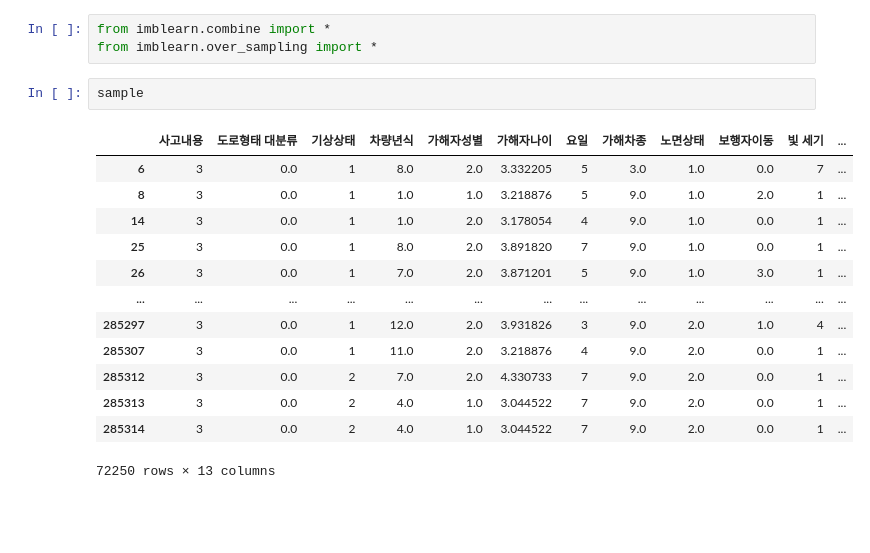
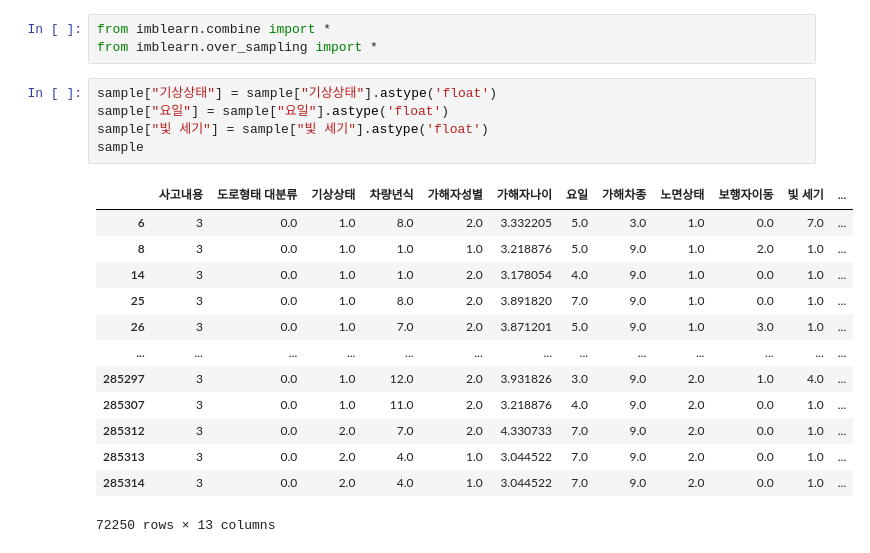
Before and after one commit to oohyun15/Prediction-of-Traffic-Accident-Risk, a Jupyter notebook: src/Resampling.ipynb, the cells around one changed output. Cells and saved outputs as stored; diff of their text form; blank space fills up the shorter version.

```diff
--- a/src/Resampling.ipynb
+++ b/src/Resampling.ipynb
@@ -52,22 +52,25 @@ sample.shape: (72250, 13)
 # %%
 from imblearn.combine import *
 from imblearn.over_sampling import *
-# %%
-sample
-# %% [output]
-|  | 사고내용 | 도로형태 대분류 | 기상상태 | 차량년식 | 가해자성별 | 가해자나이 | 요일 | 가해차종 | 노면상태 | 보행자이동 | 빛 세기 | ... |
-| 6 | 3 | 0.0 | 1 | 8.0 | 2.0 | 3.332205 | 5 | 3.0 | 1.0 | 0.0 | 7 | ... |
-| 8 | 3 | 0.0 | 1 | 1.0 | 1.0 | 3.218876 | 5 | 9.0 | 1.0 | 2.0 | 1 | ... |
-| 14 | 3 | 0.0 | 1 | 1.0 | 2.0 | 3.178054 | 4 | 9.0 | 1.0 | 0.0 | 1 | ... |
-| 25 | 3 | 0.0 | 1 | 8.0 | 2.0 | 3.891820 | 7 | 9.0 | 1.0 | 0.0 | 1 | ... |
-| 26 | 3 | 0.0 | 1 | 7.0 | 2.0 | 3.871201 | 5 | 9.0 | 1.0 | 3.0 | 1 | ... |
-| ... | ... | ... | ... | ... | ... | ... | ... | ... | ... | ... | ... | ... |
-| 285297 | 3 | 0.0 | 1 | 12.0 | 2.0 | 3.931826 | 3 | 9.0 | 2.0 | 1.0 | 4 | ... |
-| 285307 | 3 | 0.0 | 1 | 11.0 | 2.0 | 3.218876 | 4 | 9.0 | 2.0 | 0.0 | 1 | ... |
-| 285312 | 3 | 0.0 | 2 | 7.0 | 2.0 | 4.330733 | 7 | 9.0 | 2.0 | 0.0 | 1 | ... |
-| 285313 | 3 | 0.0 | 2 | 4.0 | 1.0 | 3.044522 | 7 | 9.0 | 2.0 | 0.0 | 1 | ... |
-| 285314 | 3 | 0.0 | 2 | 4.0 | 1.0 | 3.044522 | 7 | 9.0 | 2.0 | 0.0 | 1 | ... |
-72250 rows × 13 columns
+# %%
+sample["기상상태"] = sample["기상상태"].astype('float')
+sample["요일"] = sample["요일"].astype('float')
+sample["빛 세기"] = sample["빛 세기"].astype('float')
+sample
+# %% [output]
+|  | 사고내용 | 도로형태 대분류 | 기상상태 | 차량년식 | 가해자성별 | 가해자나이 | 요일 | 가해차종 | 노면상태 | 보행자이동 | 빛 세기 | ... |
+| 6 | 3 | 0.0 | 1.0 | 8.0 | 2.0 | 3.332205 | 5.0 | 3.0 | 1.0 | 0.0 | 7.0 | ... |
+| 8 | 3 | 0.0 | 1.0 | 1.0 | 1.0 | 3.218876 | 5.0 | 9.0 | 1.0 | 2.0 | 1.0 | ... |
+| 14 | 3 | 0.0 | 1.0 | 1.0 | 2.0 | 3.178054 | 4.0 | 9.0 | 1.0 | 0.0 | 1.0 | ... |
+| 25 | 3 | 0.0 | 1.0 | 8.0 | 2.0 | 3.891820 | 7.0 | 9.0 | 1.0 | 0.0 | 1.0 | ... |
+| 26 | 3 | 0.0 | 1.0 | 7.0 | 2.0 | 3.871201 | 5.0 | 9.0 | 1.0 | 3.0 | 1.0 | ... |
+| ... | ... | ... | ... | ... | ... | ... | ... | ... | ... | ... | ... | ... |
+| 285297 | 3 | 0.0 | 1.0 | 12.0 | 2.0 | 3.931826 | 3.0 | 9.0 | 2.0 | 1.0 | 4.0 | ... |
+| 285307 | 3 | 0.0 | 1.0 | 11.0 | 2.0 | 3.218876 | 4.0 | 9.0 | 2.0 | 0.0 | 1.0 | ... |
+| 285312 | 3 | 0.0 | 2.0 | 7.0 | 2.0 | 4.330733 | 7.0 | 9.0 | 2.0 | 0.0 | 1.0 | ... |
+| 285313 | 3 | 0.0 | 2.0 | 4.0 | 1.0 | 3.044522 | 7.0 | 9.0 | 2.0 | 0.0 | 1.0 | ... |
+| 285314 | 3 | 0.0 | 2.0 | 4.0 | 1.0 | 3.044522 | 7.0 | 9.0 | 2.0 | 0.0 | 1.0 | ... |
+72250 rows × 13 columns
 # %%
 sample = sample.iloc[np.random.permutation(len(sample))]
 
```
Also changed, not shown: parts of 9 cells of this notebook, 2 other files.
